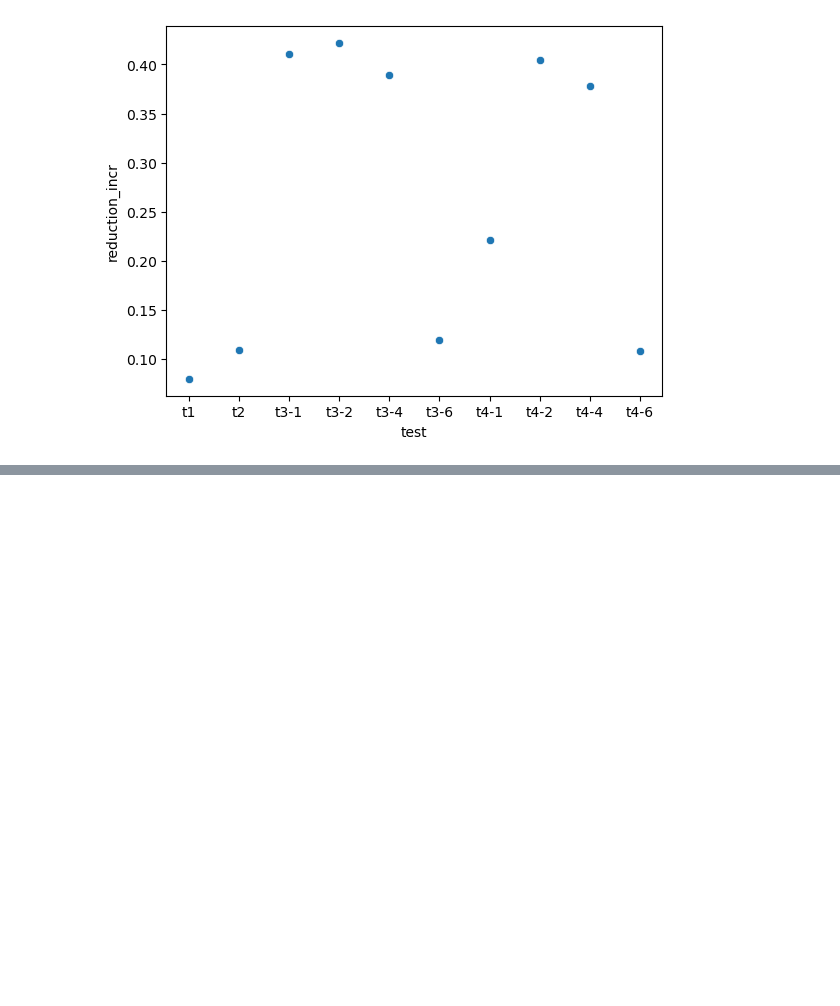
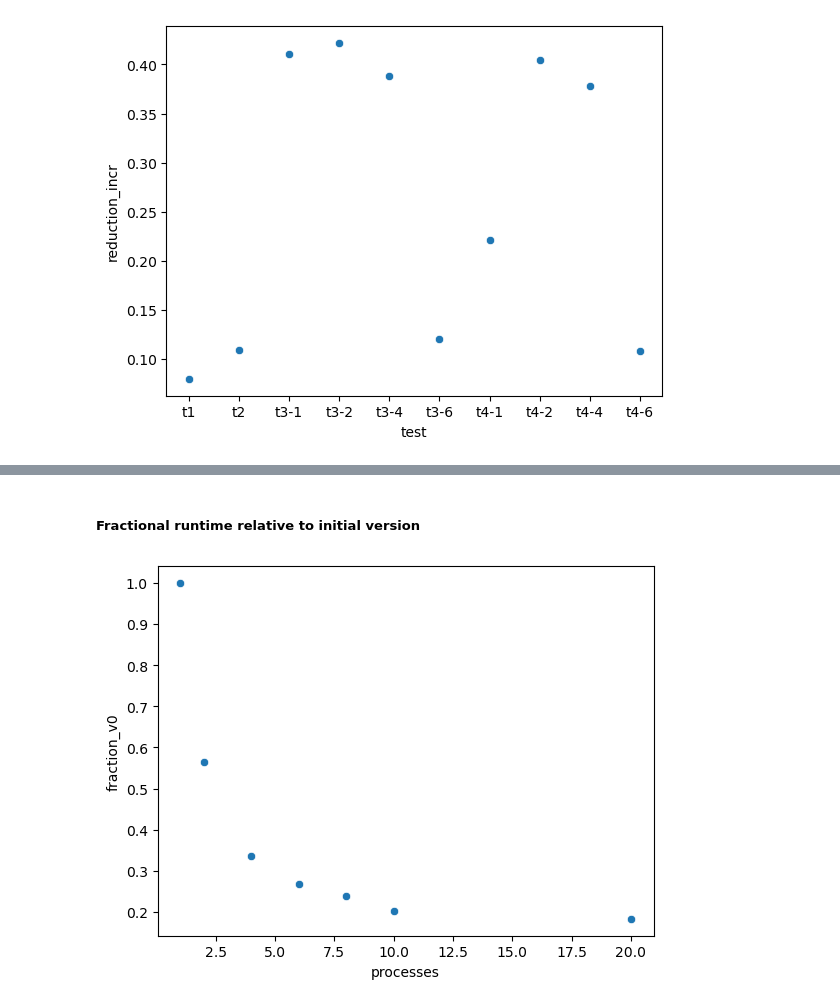
Before and after one commit to skiehl/pasiphae-survey-planner, a Jupyter notebook: RunTimeTests.ipynb, the cells around one changed output, grey strips where cells are left out. Cells and saved outputs as stored; diff of their text form; code cells hidden in the pictures; blank space fills up the shorter version.

```diff
--- a/RunTimeTests.ipynb
+++ b/RunTimeTests.ipynb
@@ -98,0 +161,6 @@ sns.scatterplot(data=tests_median, x='test', y='reduction_incr');
+# %% [markdown]
+##### Fractional runtime relative to initial version
+# %%
+sns.scatterplot(data=tests_median, x='processes', y='fraction_v0');
+# %% [output]
+[figure, added]
```
Also changed, not shown: parts of 71 cells of this notebook, 7 other files.
